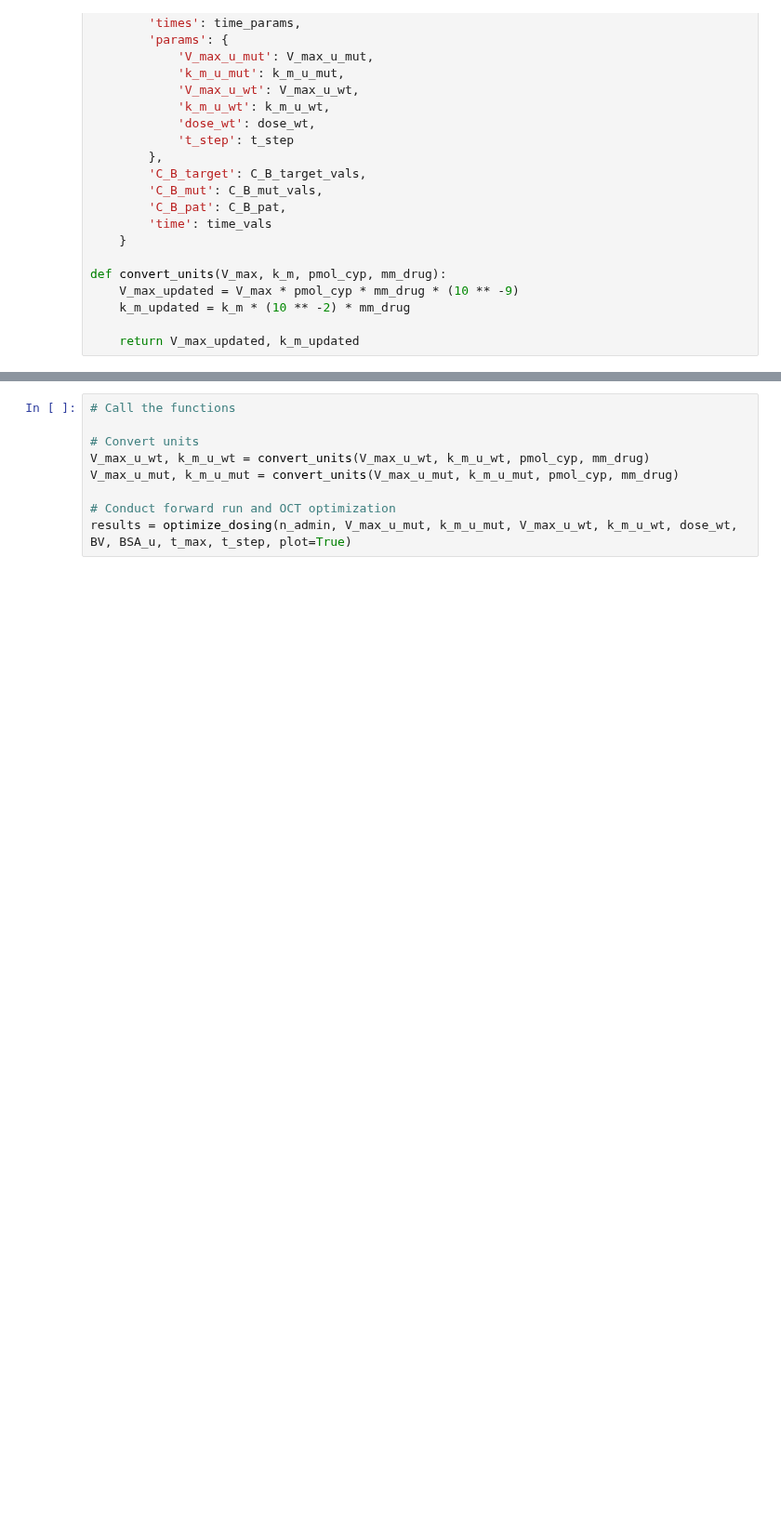
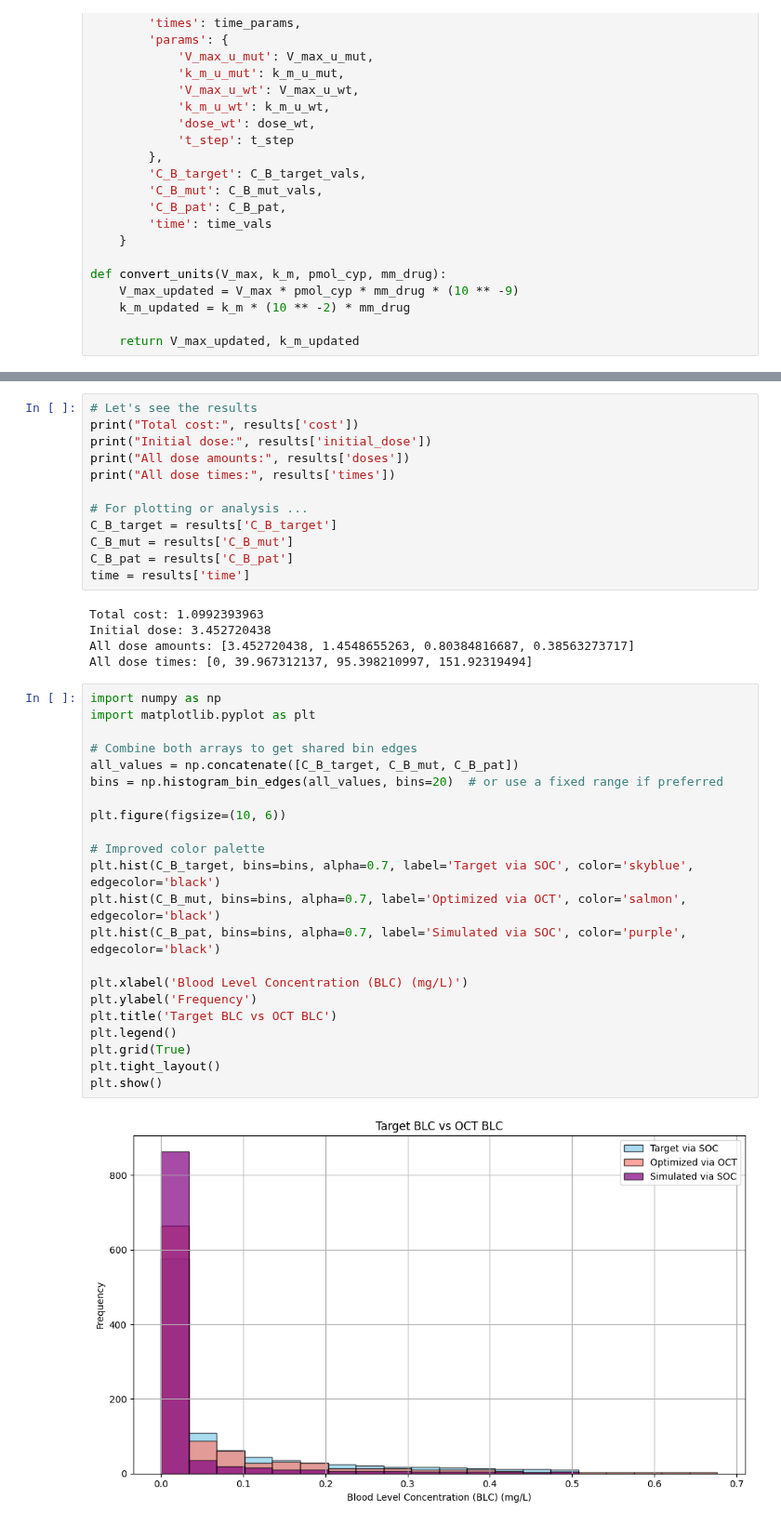
Before and after one commit to Bliz33333/cyp-vincristine, a Jupyter notebook: code/gekko-package.ipynb, the cells around one changed output, grey strips where cells are left out. Shown at 93% size. Saved outputs shown, nothing was run; the diff lists cells and outputs as text; blank space fills up the shorter version.

```diff
--- a/code/gekko-package.ipynb
+++ b/code/gekko-package.ipynb
@@ -224,9 +236,41 @@ t_step = 0.5               # min
-# %%
-# Call the functions
-
-# Convert units
-V_max_u_wt, k_m_u_wt = convert_units(V_max_u_wt, k_m_u_wt, pmol_cyp, mm_drug)
-V_max_u_mut, k_m_u_mut = convert_units(V_max_u_mut, k_m_u_mut, pmol_cyp, mm_drug)
-
-# Conduct forward run and OCT optimization
-results = optimize_dosing(n_admin, V_max_u_mut, k_m_u_mut, V_max_u_wt, k_m_u_wt, dose_wt, BV, BSA_u, t_max, t_step, plot=True)
+# %%
+# Let's see the results
+print("Total cost:", results['cost'])
+print("Initial dose:", results['initial_dose'])
+print("All dose amounts:", results['doses'])
+print("All dose times:", results['times'])
+
+# For plotting or analysis ...
+C_B_target = results['C_B_target']
+C_B_mut = results['C_B_mut']
+C_B_pat = results['C_B_pat']
+time = results['time']
+# %% [output]
+Total cost: 1.0992393963
+Initial dose: 3.452720438
+All dose amounts: [3.452720438, 1.4548655263, 0.80384816687, 0.38563273717]
+All dose times: [0, 39.967312137, 95.398210997, 151.92319494]
+# %%
+import numpy as np
+import matplotlib.pyplot as plt
+
+# Combine both arrays to get shared bin edges
+all_values = np.concatenate([C_B_target, C_B_mut, C_B_pat])
+bins = np.histogram_bin_edges(all_values, bins=20)  # or use a fixed range if preferred
+
+plt.figure(figsize=(10, 6))
+
+# Improved color palette
+plt.hist(C_B_target, bins=bins, alpha=0.7, label='Target via SOC', color='skyblue', edgecolor='black')
+plt.hist(C_B_mut, bins=bins, alpha=0.7, label='Optimized via OCT', color='salmon', edgecolor='black')
+plt.hist(C_B_pat, bins=bins, alpha=0.7, label='Simulated via SOC', color='purple', edgecolor='black')
+
+plt.xlabel('Blood Level Concentration (BLC) (mg/L)')
+plt.ylabel('Frequency')
+plt.title('Target BLC vs OCT BLC')
+plt.legend()
+plt.grid(True)
+plt.tight_layout()
+plt.show()
+# %% [output]
+[figure, added]
```
Also changed, not shown: parts of 4 cells of this notebook.
